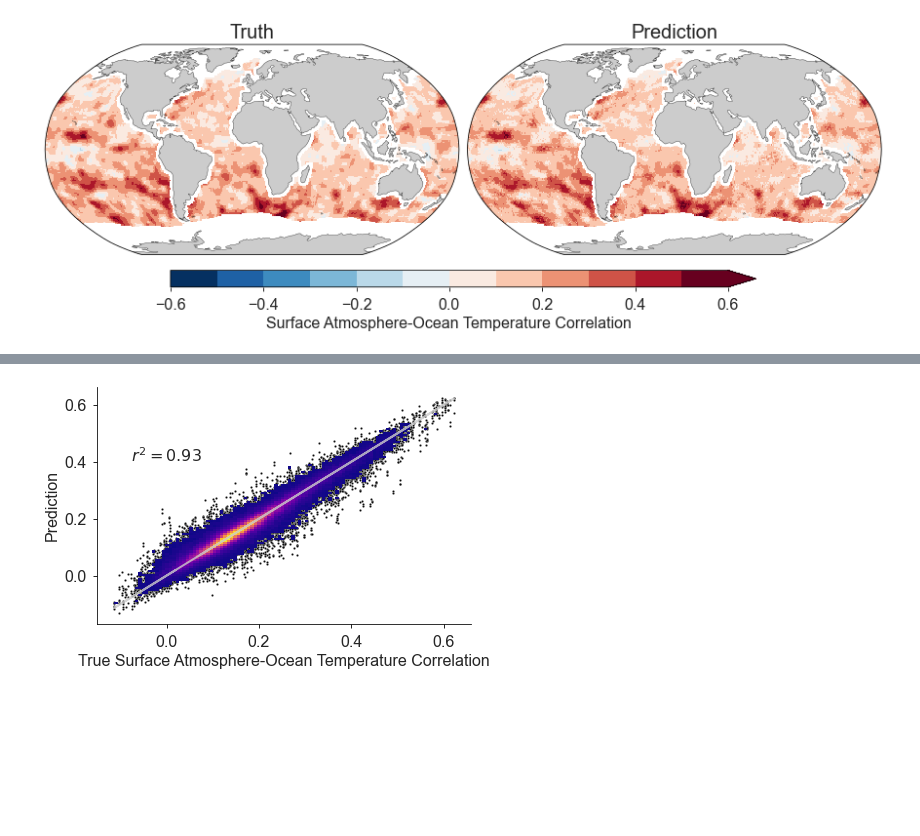
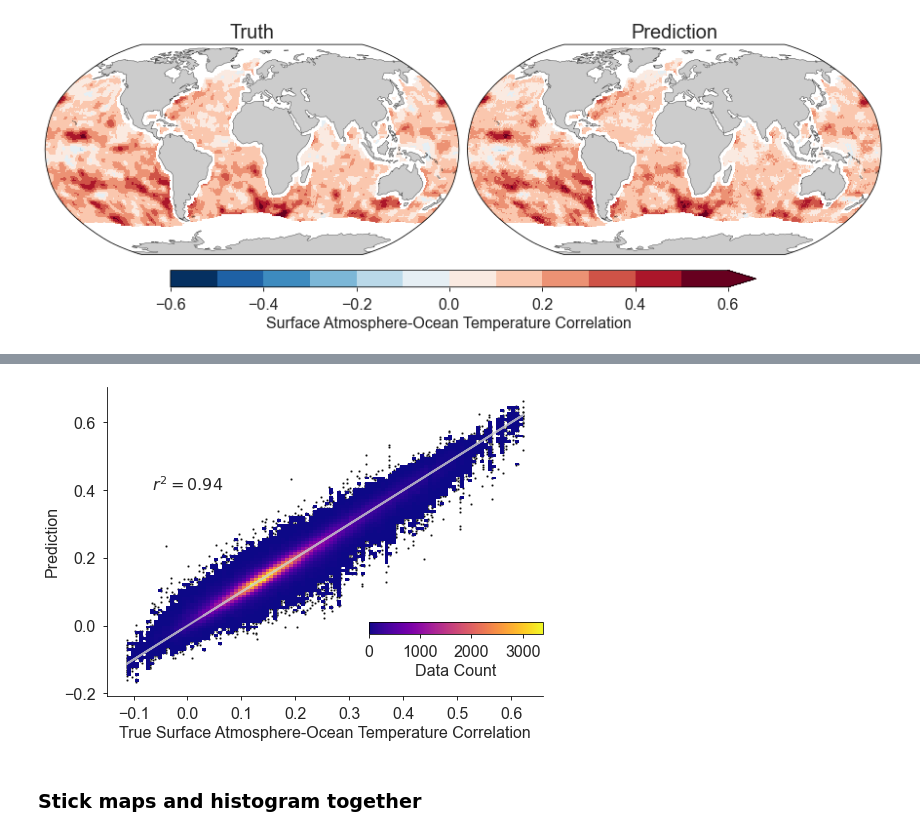
Before and after one commit to timothyas/mlcdc, a Jupyter notebook: notebooks/surface_feedforward_regression_kfold.ipynb, the cells around one changed output, grey strips where cells are left out. Cells and saved outputs as stored; diff of their text form; code cells hidden in the pictures; blank space fills up the shorter version.

```diff
--- a/notebooks/surface_feedforward_regression_kfold.ipynb
+++ b/notebooks/surface_feedforward_regression_kfold.ipynb
@@ -298,13 +298,23 @@ fig.savefig('../figures/surface_temperature_correlation_map_kfold_error.jpg', bb
 # %%
 r2 = r2_score(alltrue, allpred)
 # %%
-fig, ax = plt.subplots(figsize=(6,4), constrained_layout=True)
-histoscatter(x=alltrue, y=allpred, ax=ax, hist_kw={'pthresh':.01})
+fig, ax = plt.subplots(figsize=(7,5), constrained_layout=True)
+histoscatter(x=alltrue, y=allpred, ax=ax, hist_kw={'pthresh':.001})
 ax.set(xlabel="True Surface Atmosphere-Ocean Temperature Correlation",
        ylabel="Prediction",
       )
-ax.text(0, 0.4, r"$r^2 = %.2f$" % r2, ha='center')
+
+cax = ax.inset_axes((0.6, .2, .4, .04))
+plt.colorbar(ax.get_children()[1],
+             cax=cax,
+             label="Data Count",
+             ticks=range(0,4000,1000),
+             orientation='horizontal')
+ax.text(0, 0.4, r"$r^2 = %.2f$" % r2, ha='center', fontsize=16)
+
 fig.savefig('../figures/surface_correlation_prediction_histogram_kfold.jpg', bbox_inches='tight', dpi=300)
 fig.savefig('../figures/surface_correlation_prediction_histogram_kfold.pdf', bbox_inches='tight')
 # %% [output]
-[figure, old version]
+[figure, new version]
+# %% [markdown]
+### Stick maps and histogram together
```
Also changed, not shown: parts of 8 cells of this notebook, 9 other files.
